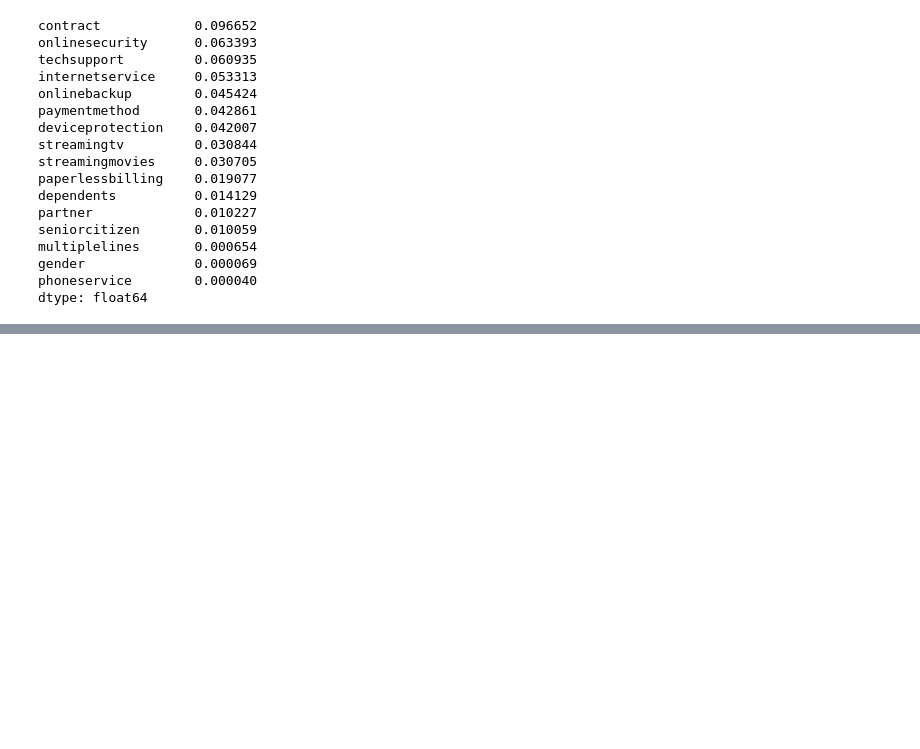
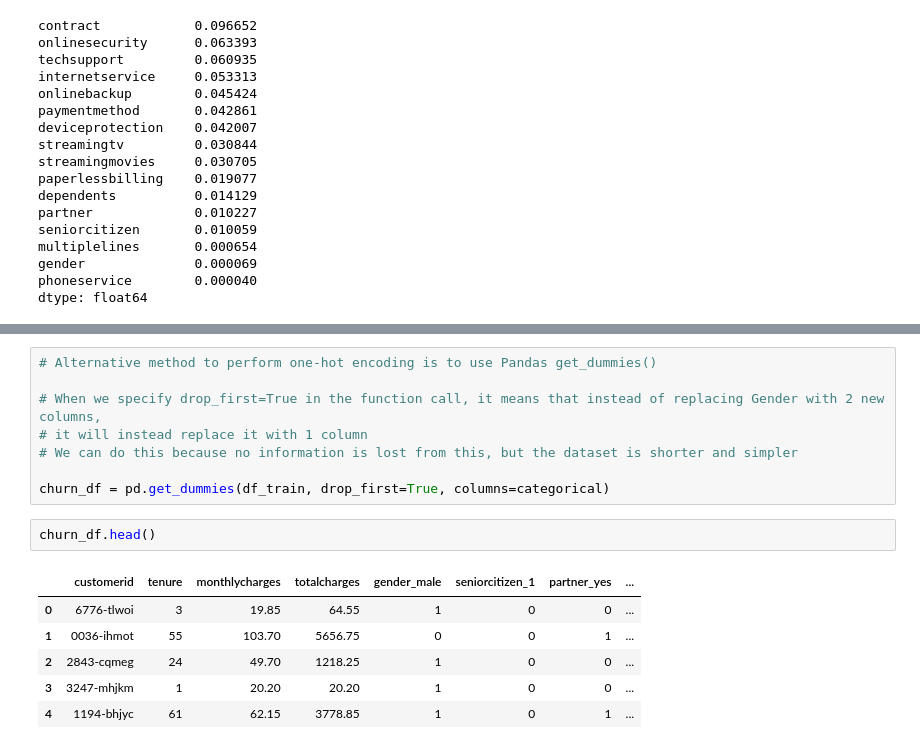
Before and after one commit to a-kravets/Data-Analytics-Projects, a Jupyter notebook: Churn Prediction/churn-prediction.ipynb, the cells around one changed output, grey strips where cells are left out. Drawn from its saved outputs; the diff is of its cells as text; blank space fills up the shorter version.

Commit message:
adding one-hot encoding

```diff
--- a/Churn Prediction/churn-prediction.ipynb
+++ b/Churn Prediction/churn-prediction.ipynb
@@ -563,0 +622,17 @@ df_full_train.groupby(by='churn')[numerical].mean()
+# %%
+# Alternative method to perform one-hot encoding is to use Pandas get_dummies()
+
+# When we specify drop_first=True in the function call, it means that instead of replacing Gender with 2 new columns,
+# it will instead replace it with 1 column
+# We can do this because no information is lost from this, but the dataset is shorter and simpler
+
+churn_df = pd.get_dummies(df_train, drop_first=True, columns=categorical)
+# %%
+churn_df.head()
+# %% [output]
+|  | customerid | tenure | monthlycharges | totalcharges | gender_male | seniorcitizen_1 | partner_yes | ... |
+| 0 | 6776-tlwoi | 3 | 19.85 | 64.55 | 1 | 0 | 0 | ... |
+| 1 | 0036-ihmot | 55 | 103.70 | 5656.75 | 0 | 0 | 1 | ... |
+| 2 | 2843-cqmeg | 24 | 49.70 | 1218.25 | 1 | 0 | 0 | ... |
+| 3 | 3247-mhjkm | 1 | 20.20 | 20.20 | 1 | 0 | 0 | ... |
+| 4 | 1194-bhjyc | 61 | 62.15 | 3778.85 | 1 | 0 | 1 | ... |
```
Also changed, not shown: parts of 16 cells of this notebook.
